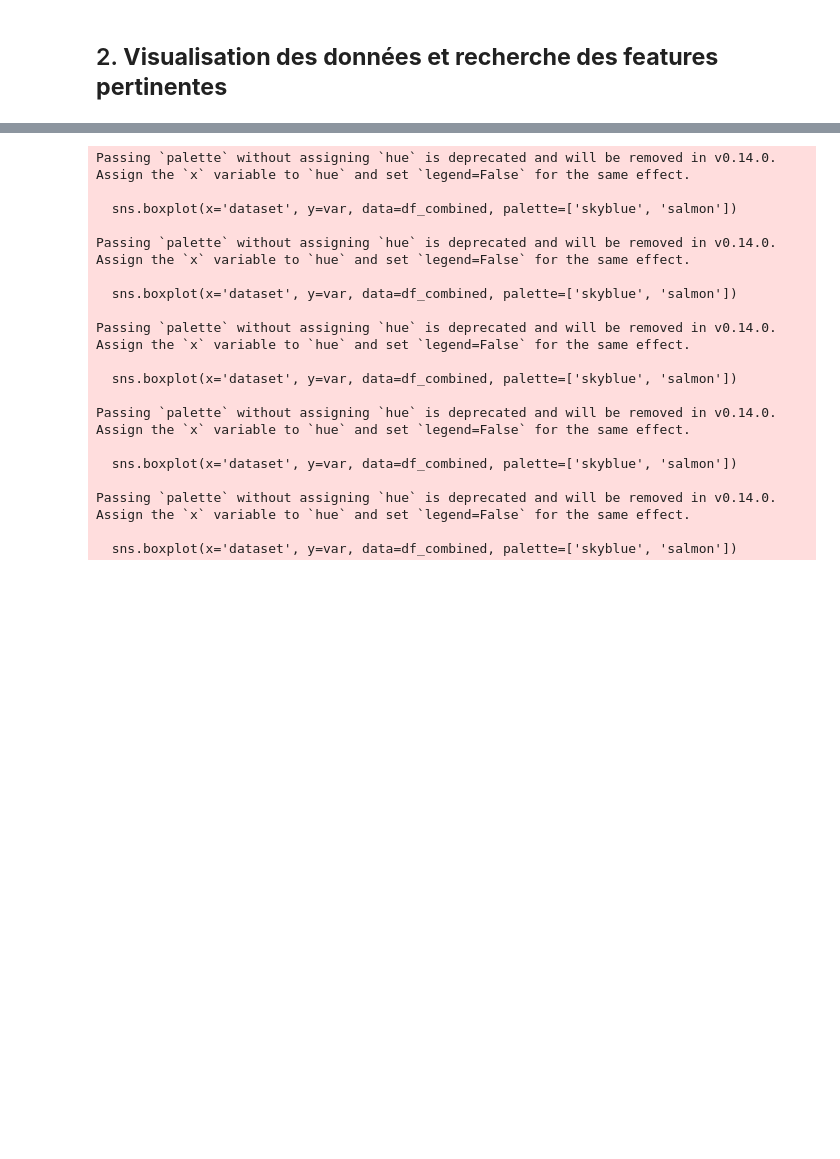
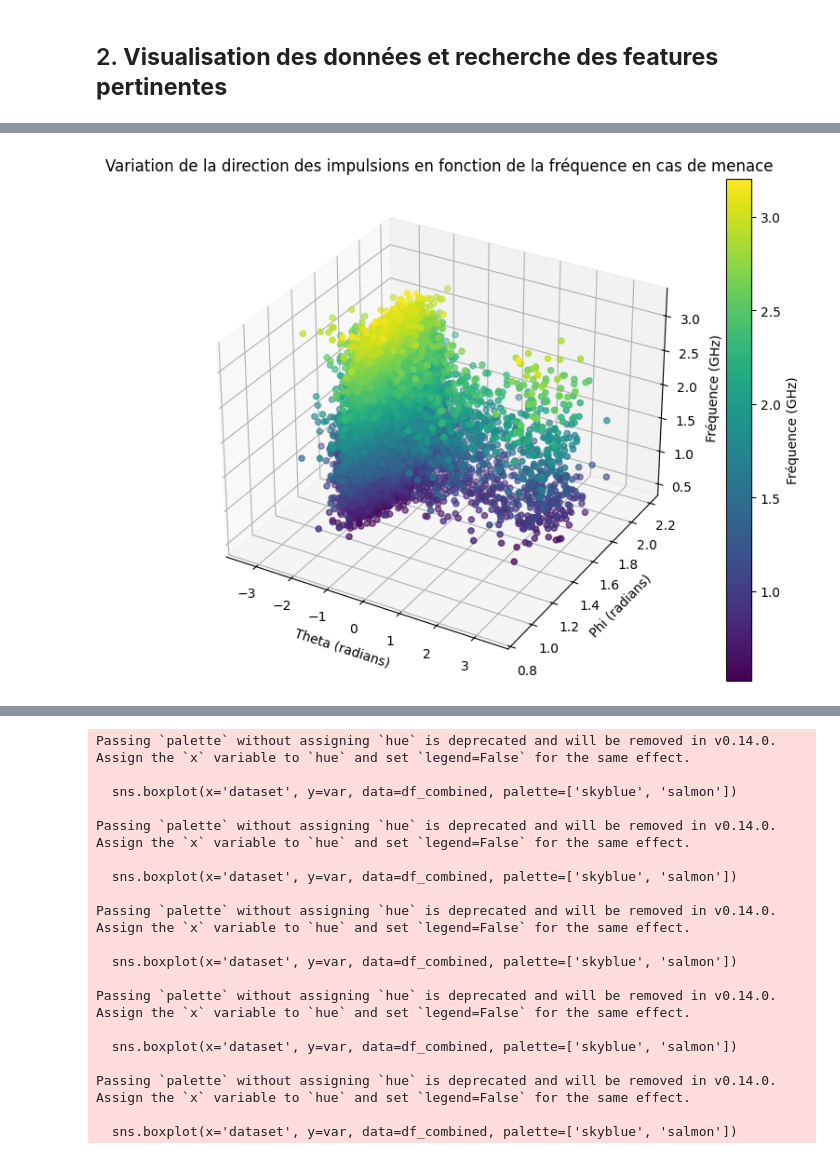
Before and after one commit to NailKhelifa/MVA_deep_and_signal, a Jupyter notebook: TP2/dls_tp2.ipynb, the cells around one changed output, grey strips where cells are left out. Drawn from its saved outputs; the diff is of its cells as text; code cells hidden in the pictures; blank space fills up the shorter version.

```diff
--- a/TP2/dls_tp2.ipynb
+++ b/TP2/dls_tp2.ipynb
@@ -256,0 +280,6 @@ df_train.head()
+# %%
+# Séparer les menaces
+df_menaces_train = df_train[df_train['menace'] == True]
+
+# Séparer les non-menaces
+df_non_menaces_train = df_train[df_train['menace'] == False]
@@ -322,0 +511,29 @@ plt.show()
+# %%
+# Créer une figure 3D
+fig = plt.figure(figsize=(10, 7))
+ax = fig.add_subplot(111, projection='3d')
+
+# Extraire les données pertinentes
+theta = np.concatenate(df_menaces_train['theta'].to_numpy())  # Convertir les listes de listes en un seul tableau 1D
+phi = np.concatenate(df_menaces_train['phi'].to_numpy())
+frequence = np.concatenate(df_menaces_train['frequence'].to_numpy()) / 1e9  # Mettre la fréquence en GHz
+
+# Création du scatter plot en 3D
+sc = ax.scatter(theta, phi, frequence, c=frequence, cmap='viridis', marker='o')
+
+# Ajouter une barre de couleur pour la fréquence
+cbar = plt.colorbar(sc, ax=ax, label="Fréquence (GHz)")
+cbar.set_label("Fréquence (GHz)")
+
+# Labels des axes
+ax.set_xlabel("Theta (radians)")
+ax.set_ylabel("Phi (radians)")
+ax.set_zlabel("Fréquence (GHz)")
+
+# Titre de la figure
+plt.title("Variation de la direction des impulsions en fonction de la fréquence en cas de menace")
+
+# Affichage
+plt.show()
+# %% [output]
+[figure, added]
```
Also changed, not shown: parts of 13 cells of this notebook.
